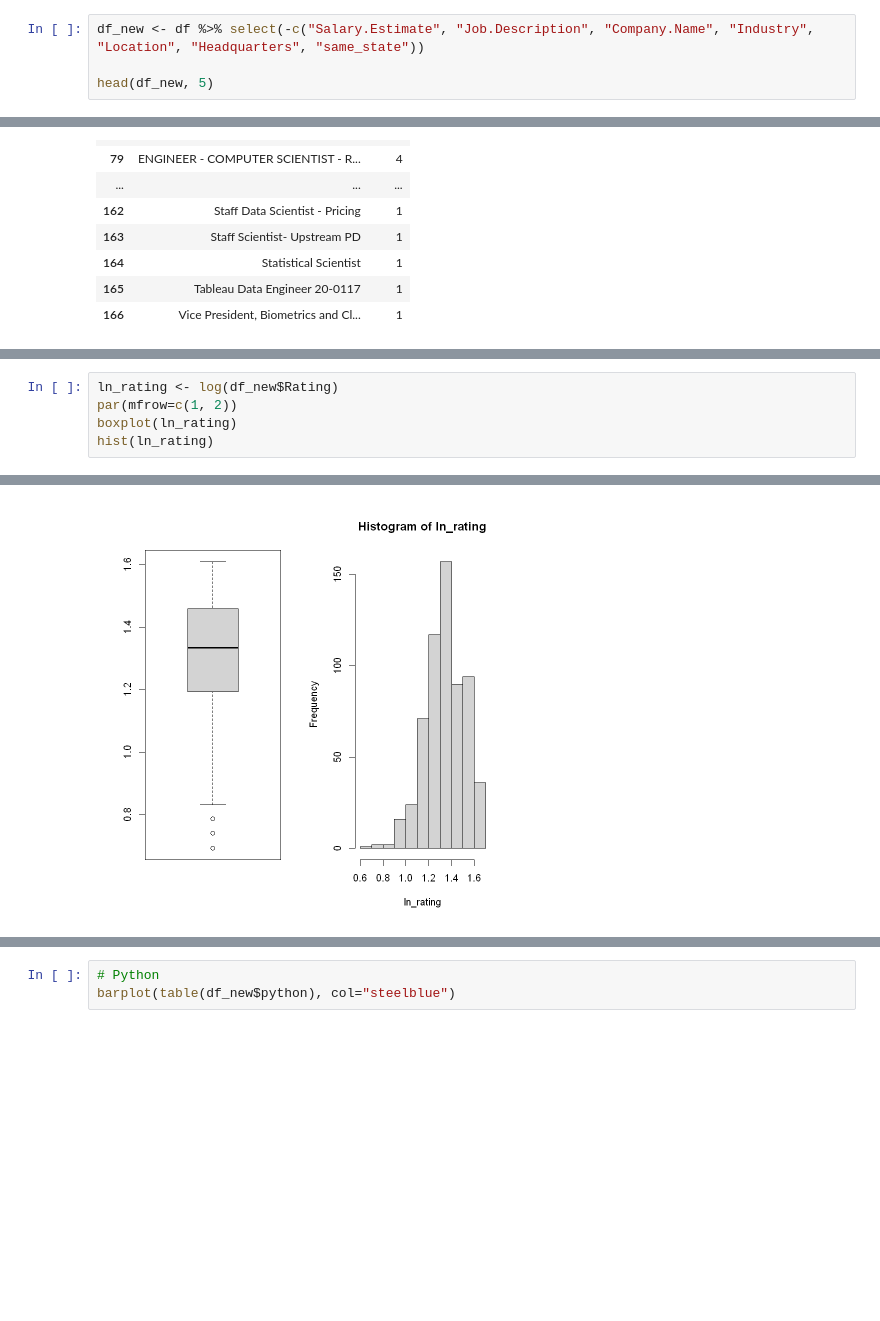
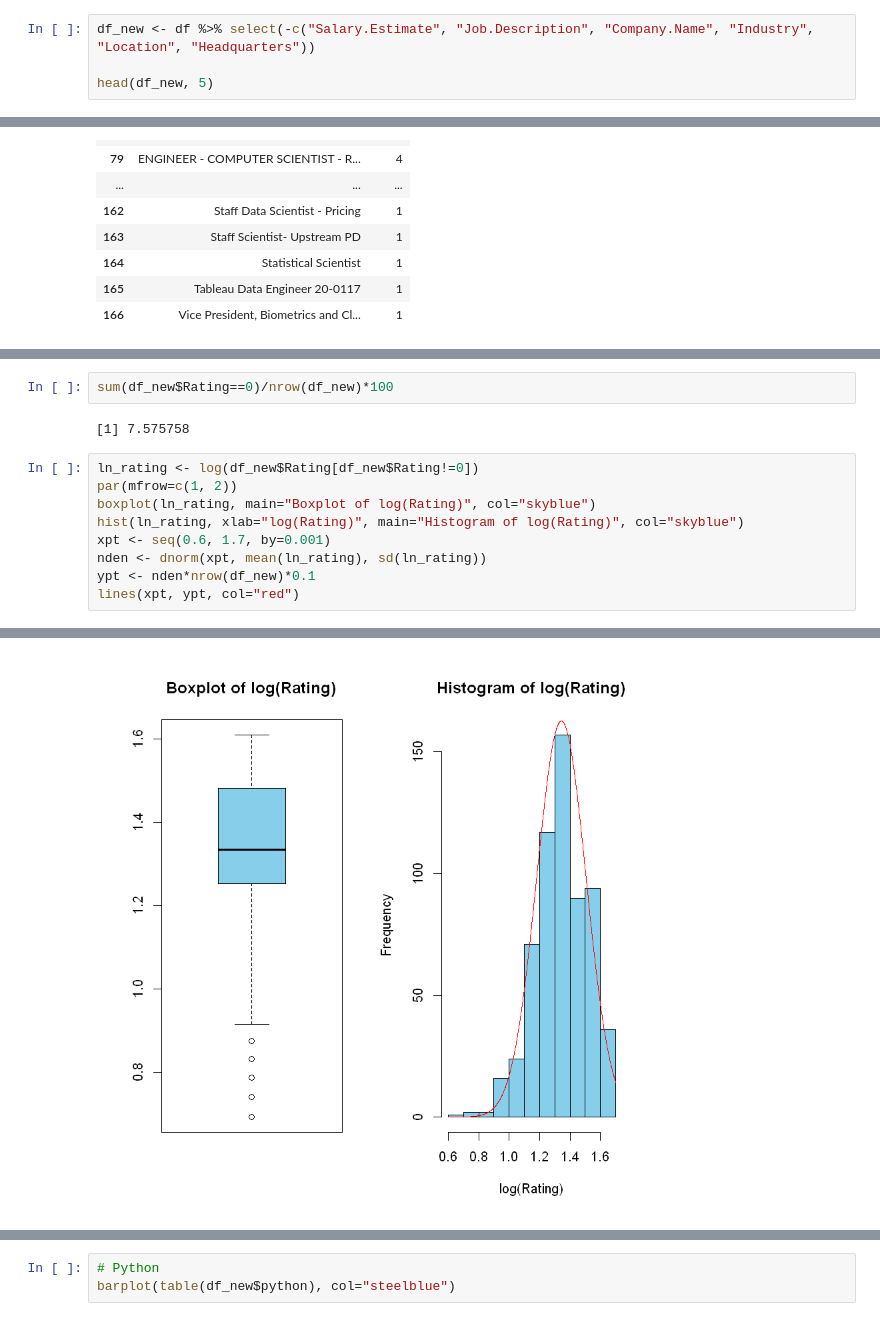
Before and after one commit to ngyh6726/MH3511_R_Project, a Jupyter notebook: Glassdoor_Job_Postings.ipynb, the cells around one changed output, grey strips where cells are left out. Cells and saved outputs as stored; diff of their text form; blank space fills up the shorter version.

```diff
--- a/Glassdoor_Job_Postings.ipynb
+++ b/Glassdoor_Job_Postings.ipynb
@@ -35,5 +29,5 @@ A data.frame: 5 × 27
 # %%
-df_new <- df %>% select(-c("Salary.Estimate", "Job.Description", "Company.Name", "Industry", "Location", "Headquarters", "same_state"))
+df_new <- df %>% select(-c("Salary.Estimate", "Job.Description", "Company.Name", "Industry", "Location", "Headquarters"))
 
 head(df_new, 5)
 # %% [output]
@@ -104,6 +107,14 @@ hist(df_new$Rating)
+# %%
+sum(df_new$Rating==0)/nrow(df_new)*100
+# %% [output]
+[1] 7.575758
 # %%
-ln_rating <- log(df_new$Rating)
+ln_rating <- log(df_new$Rating[df_new$Rating!=0])
 par(mfrow=c(1, 2))
-boxplot(ln_rating)
-hist(ln_rating)
+boxplot(ln_rating, main="Boxplot of log(Rating)", col="skyblue")
+hist(ln_rating, xlab="log(Rating)", main="Histogram of log(Rating)", col="skyblue")
+xpt <- seq(0.6, 1.7, by=0.001)
+nden <- dnorm(xpt, mean(ln_rating), sd(ln_rating))
+ypt <- nden*nrow(df_new)*0.1
+lines(xpt, ypt, col="red")
 # %% [output]
@@ -112 +121 @@ Warning message in bplt(at[i], wid = width[i], stats = z$stats[, i], out = z$out
-[figure, old version]
+[figure, new version]
```
Also changed, not shown: parts of 63 cells of this notebook.
